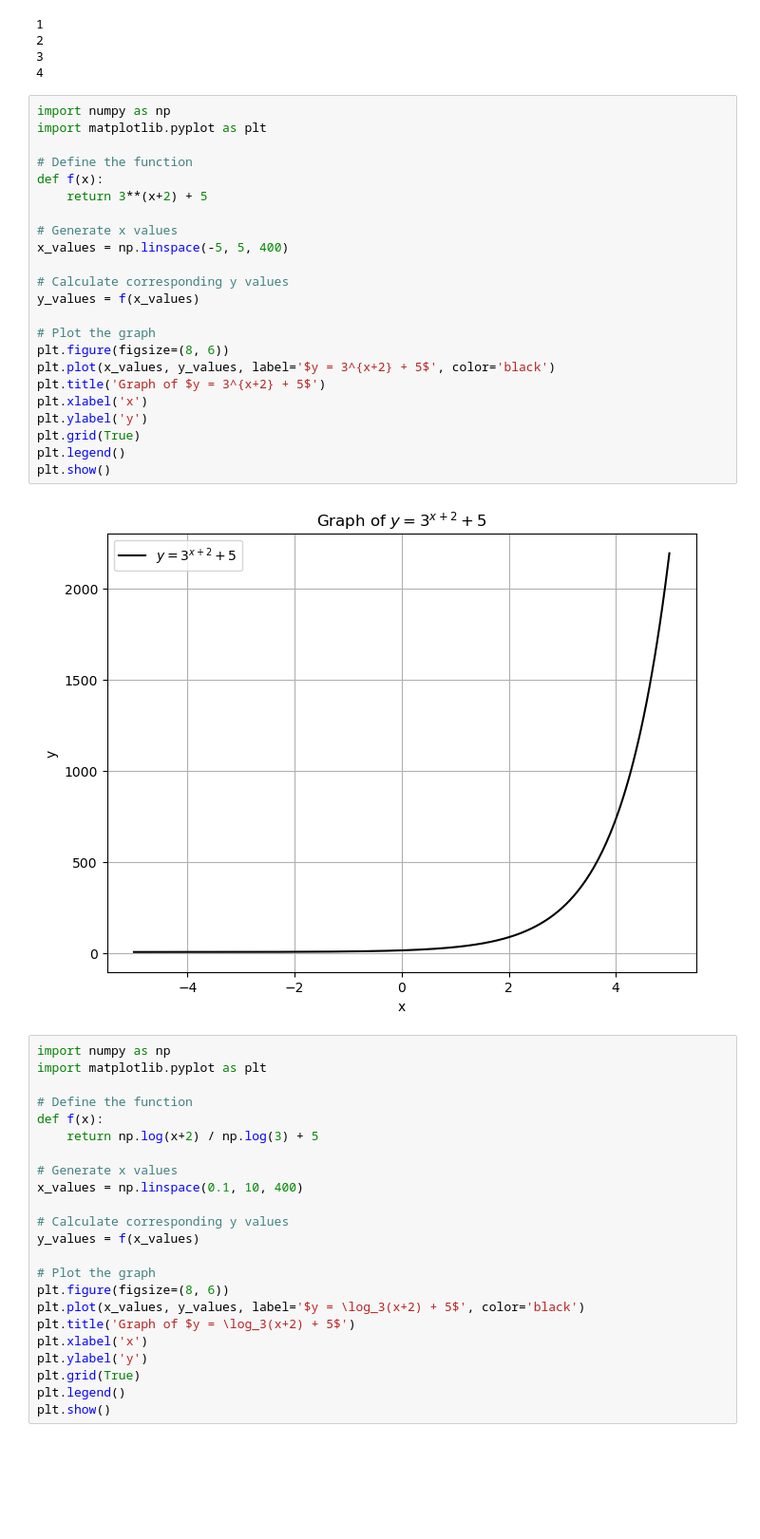
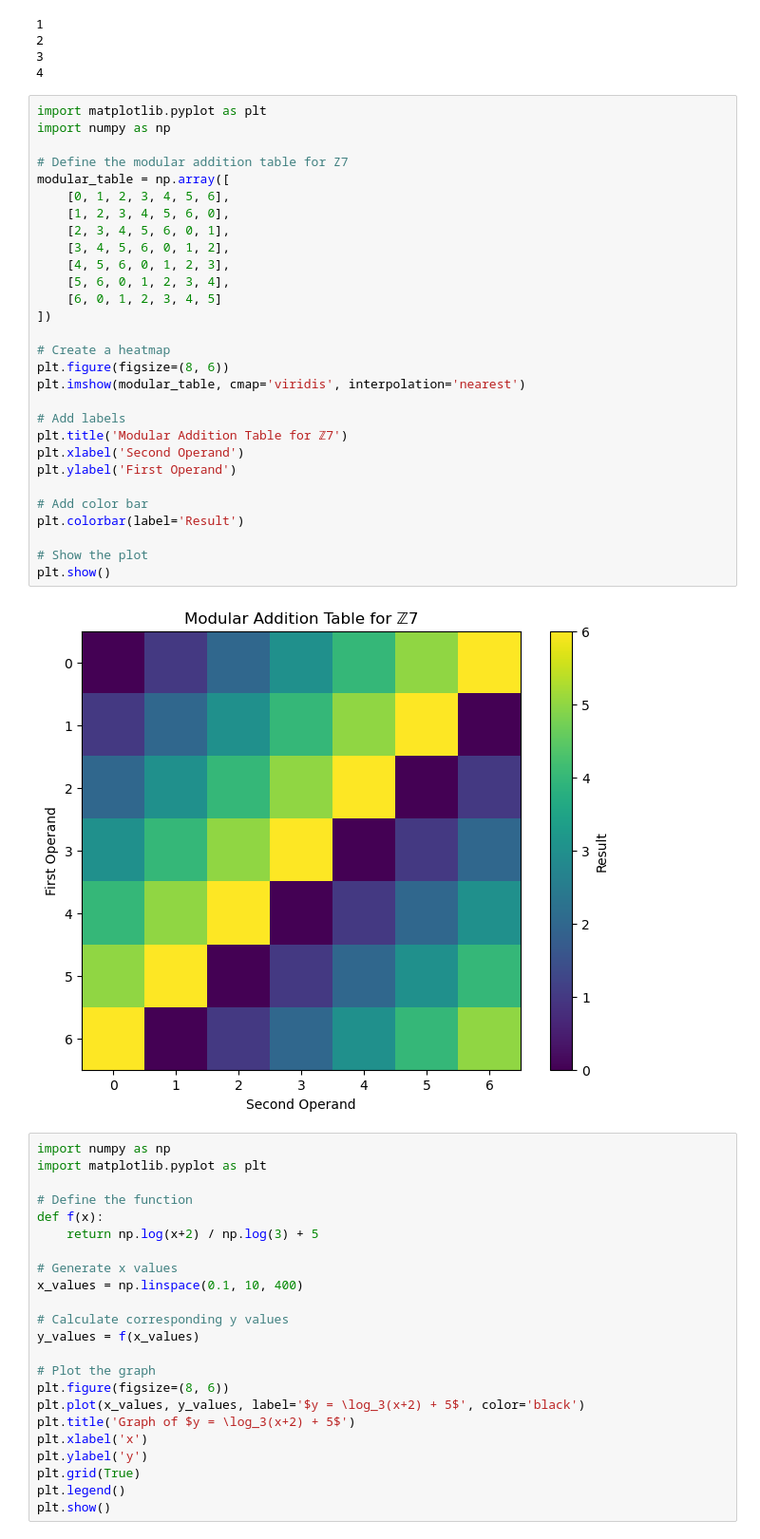
Before and after one commit to zaibutcooler/ai-playground, a Jupyter notebook: math/test.ipynb, the cells around one changed output. Shown: that part at 95% size. Drawn from its saved outputs; the diff is of its cells as text; blank space fills up the shorter version.

```diff
--- a/math/test.ipynb
+++ b/math/test.ipynb
@@ -82,31 +82,37 @@ arguments(1,2,3,4)
 2
 3
 4
-# %%
-import numpy as np
-import matplotlib.pyplot as plt
-
-# Define the function
-def f(x):
-    return 3**(x+2) + 5
-
-# Generate x values
-x_values = np.linspace(-5, 5, 400)
-
-# Calculate corresponding y values
-y_values = f(x_values)
-
-# Plot the graph
-plt.figure(figsize=(8, 6))
-plt.plot(x_values, y_values, label='$y = 3^{x+2} + 5$', color='black')
-plt.title('Graph of $y = 3^{x+2} + 5$')
-plt.xlabel('x')
-plt.ylabel('y')
-plt.grid(True)
-plt.legend()
-plt.show()
-# %% [output]
-[figure, removed]
+# %%
+import matplotlib.pyplot as plt
+import numpy as np
+
+# Define the modular addition table for Z7
+modular_table = np.array([
+    [0, 1, 2, 3, 4, 5, 6],
+    [1, 2, 3, 4, 5, 6, 0],
+    [2, 3, 4, 5, 6, 0, 1],
+    [3, 4, 5, 6, 0, 1, 2],
+    [4, 5, 6, 0, 1, 2, 3],
+    [5, 6, 0, 1, 2, 3, 4],
+    [6, 0, 1, 2, 3, 4, 5]
+])
+
+# Create a heatmap
+plt.figure(figsize=(8, 6))
+plt.imshow(modular_table, cmap='viridis', interpolation='nearest')
+
+# Add labels
+plt.title('Modular Addition Table for ℤ7')
+plt.xlabel('Second Operand')
+plt.ylabel('First Operand')
+
+# Add color bar
+plt.colorbar(label='Result')
+
+# Show the plot
+plt.show()
+# %% [output]
+[figure, added]
 # %%
 import numpy as np
 import matplotlib.pyplot as plt
```
Also changed, not shown: parts of 1 cell of this notebook, 40 other files.
